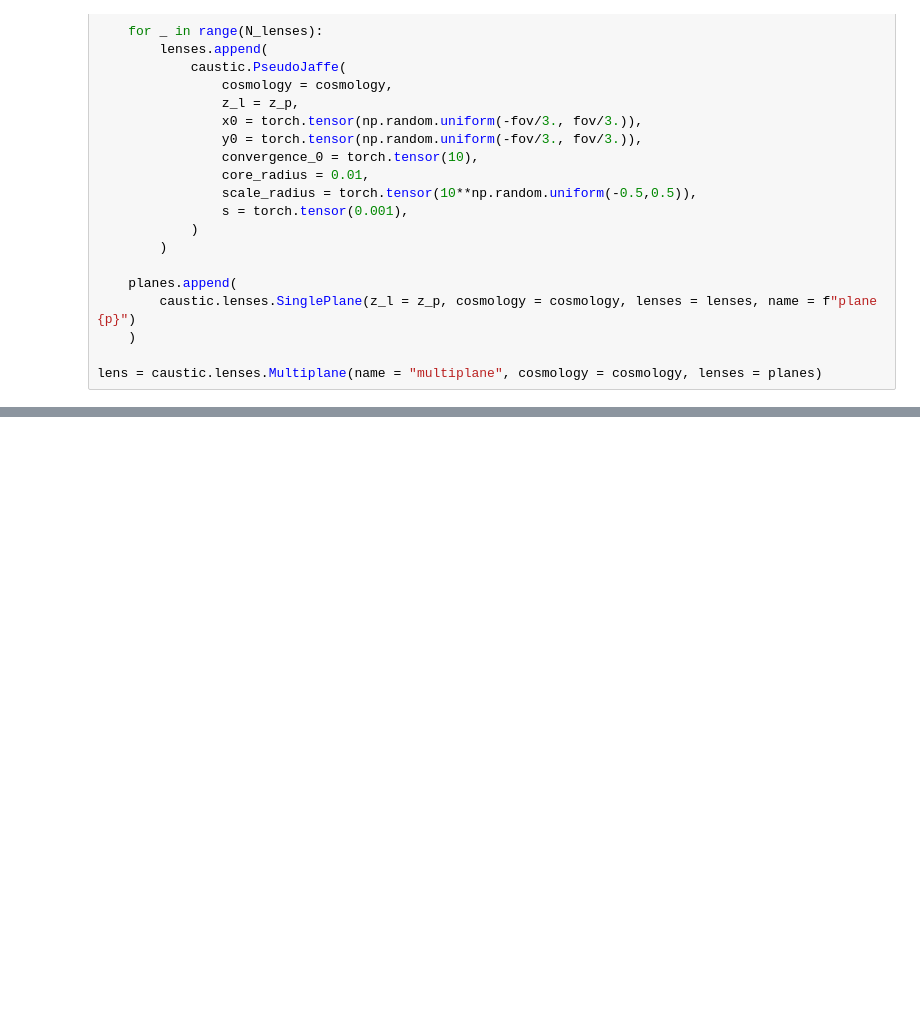
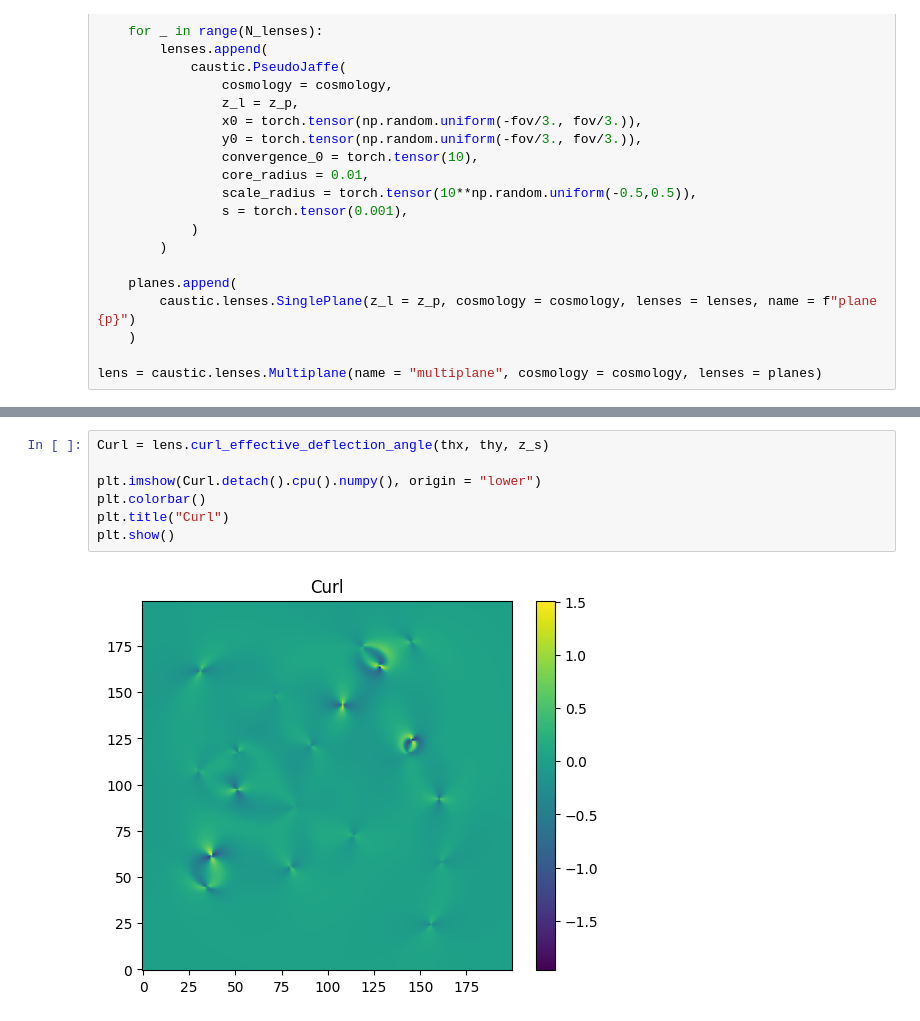
Before and after one commit to Ciela-Institute/caustics-tutorials, a Jupyter notebook: tutorials/MultiplaneDemo.ipynb, the cells around one changed output, grey strips where cells are left out. Drawn from its saved outputs; the diff is of its cells as text; blank space fills up the shorter version.

```diff
--- a/tutorials/MultiplaneDemo.ipynb
+++ b/tutorials/MultiplaneDemo.ipynb
@@ -101,0 +116,9 @@ plt.show()
+# %%
+Curl = lens.curl_effective_deflection_angle(thx, thy, z_s)
+
+plt.imshow(Curl.detach().cpu().numpy(), origin = "lower")
+plt.colorbar()
+plt.title("Curl")
+plt.show()
+# %% [output]
+[figure, added]
```
Also changed, not shown: parts of 7 cells of this notebook.
